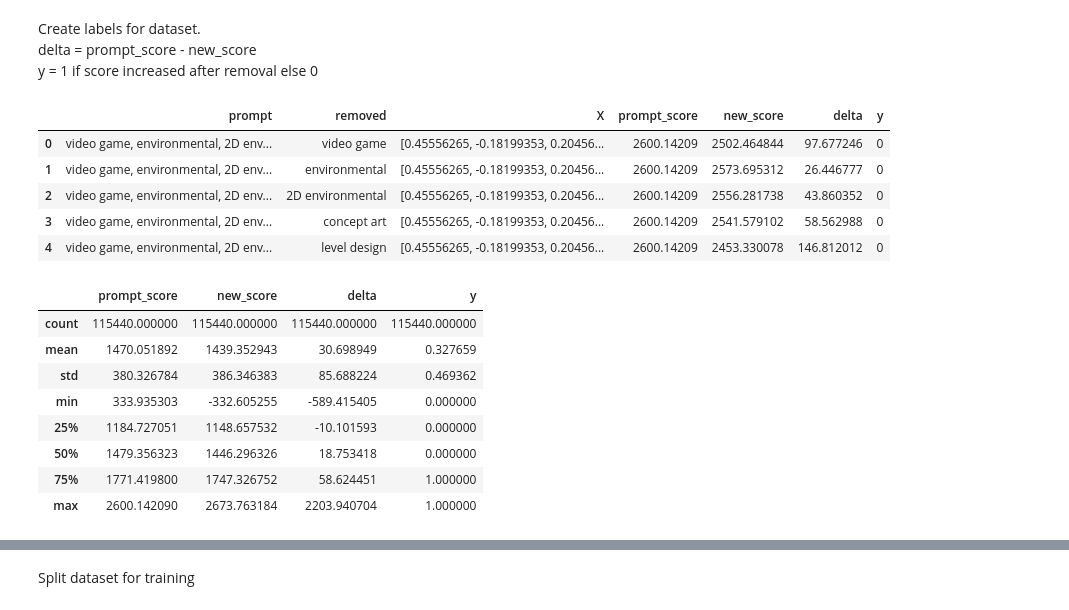
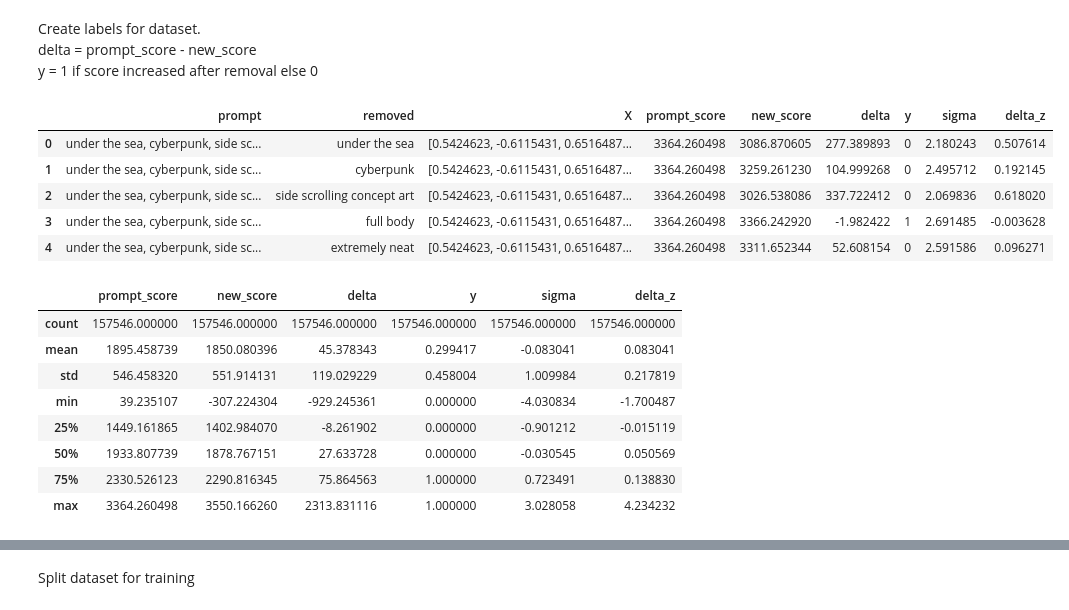
Before and after one commit to kk-digital/kcg-ml-n-grams, a Jupyter notebook: notebooks/prompt_mutator_removal.ipynb, the cells around one changed output, grey strips where cells are left out. Drawn from its saved outputs; the diff is of its cells as text; code cells hidden in the pictures.

Commit message:
predict z score for prompt removal

```diff
--- a/notebooks/prompt_mutator_removal.ipynb
+++ b/notebooks/prompt_mutator_removal.ipynb
@@ -40,8 +42,8 @@ def load_models(
     return elm_model, linear_model
 
 elm_model, linear_model = load_models(
-    '../../kcg-ml-n-grams/weights/2023-11-03-00-score-elm-v1-embedding-positive.pth',
-    '../../kcg-ml-n-grams/weights/2023-11-03-00-score-linear-embedding-positive.pth'
+    '../../models/2023-11-15-00-score-elm-v1-embedding-positive.pth',
+    '../../models/2023-11-15-00-score-linear-embedding-positive.pth'
 )
 
 def embed(prompt):
@@ -60,9 +62,7 @@ def score_prompt(prompt):
 # %% [output]
 inputs_shape= 768
 # %%
-df = pd.read_csv('../../kcg-ml-n-grams/output/20231108_env_1/environment_data.csv')
+df = pd.read_csv('../output/20231115_environment_phrase/environment_data.csv')
 df['positive_tokens'] = df['positive_prompt'].apply(lambda x: x.split(', '))
-
-df_phrase = pd.read_csv('../../kcg-ml-n-grams/output/20231107_env_1/environment_1-gram.csv')
-df_phrase.head()
+df.head()
 # %% [output]
@@ -74,0 +75,3 @@ df_phrase.head()
+# %%
+df_phrase = pd.read_csv('../output/20231115_environment_phrase.csv')
+df_phrase.head()
@@ -80,11 +90,11 @@ phrase_list = df_phrase['phrase str'].tolist()
 
 for idx, row in df.iterrows():
     tokens = row['positive_tokens']
-    token_length = len(tokenizer.tokenize(row['positive_prompt']))
+    token_length = tokenizer(row['positive_prompt'], return_length=True)['length']
 
     # remove prompts with phrases not in the phrase list (phrase list is already filtered)
-    # remove prompts where token length is more than 75
-    if set(tokens).issubset(phrase_list) and token_length <= 75:
+    # remove prompts where token length is more than 77
+    if set(tokens).issubset(phrase_list) and token_length <= 77:
         to_keep.append(idx)
 
 df_filtered = df.iloc[to_keep]
@@ -151,27 +166,32 @@ delta = prompt_score - new_score
 y = 1 if score increased after removal else 0
 # %%
 # create prediction labels
-dataset = pd.DataFrame(dataset)
+# dataset = pd.DataFrame(dataset)
 dataset['y'] = dataset['delta'] < 0
 dataset['y'] = dataset['y'].astype(int)
+dataset['sigma'] = dataset['new_score'].apply(
+    lambda x: (x - dataset['prompt_score'].mean()) / dataset['prompt_score'].std()
+)
+dataset['delta_z'] = dataset['delta'].apply(lambda x: x / dataset['prompt_score'].std())
+dataset.to_csv('../output/20231115_prompt_removal_dataset.csv')
 dataset.head()
 # %% [output]
-|  | prompt | removed | X | prompt_score | new_score | delta | y |
-| 0 | video game, environmental, 2D env... | video game | [0.45556265, -0.18199353, 0.20456... | 2600.14209 | 2502.464844 | 97.677246 | 0 |
-| 1 | video game, environmental, 2D env... | environmental | [0.45556265, -0.18199353, 0.20456... | 2600.14209 | 2573.695312 | 26.446777 | 0 |
-| 2 | video game, environmental, 2D env... | 2D environmental | [0.45556265, -0.18199353, 0.20456... | 2600.14209 | 2556.281738 | 43.860352 | 0 |
-| 3 | video game, environmental, 2D env... | concept art | [0.45556265, -0.18199353, 0.20456... | 2600.14209 | 2541.579102 | 58.562988 | 0 |
-| 4 | video game, environmental, 2D env... | level design | [0.45556265, -0.18199353, 0.20456... | 2600.14209 | 2453.330078 | 146.812012 | 0 |
+|  | prompt | removed | X | prompt_score | new_score | delta | y | sigma | delta_z |
+| 0 | under the sea, cyberpunk, side sc... | under the sea | [0.5424623, -0.6115431, 0.6516487... | 3364.260498 | 3086.870605 | 277.389893 | 0 | 2.180243 | 0.507614 |
+| 1 | under the sea, cyberpunk, side sc... | cyberpunk | [0.5424623, -0.6115431, 0.6516487... | 3364.260498 | 3259.261230 | 104.999268 | 0 | 2.495712 | 0.192145 |
+| 2 | under the sea, cyberpunk, side sc... | side scrolling concept art | [0.5424623, -0.6115431, 0.6516487... | 3364.260498 | 3026.538086 | 337.722412 | 0 | 2.069836 | 0.618020 |
+| 3 | under the sea, cyberpunk, side sc... | full body | [0.5424623, -0.6115431, 0.6516487... | 3364.260498 | 3366.242920 | -1.982422 | 1 | 2.691485 | -0.003628 |
+| 4 | under the sea, cyberpunk, side sc... | extremely neat | [0.5424623, -0.6115431, 0.6516487... | 3364.260498 | 3311.652344 | 52.608154 | 0 | 2.591586 | 0.096271 |
 # %%
 # check the stats for delta
 dataset.describe()
 # %% [output]
-|  | prompt_score | new_score | delta | y |
-| count | 115440.000000 | 115440.000000 | 115440.000000 | 115440.000000 |
-| mean | 1470.051892 | 1439.352943 | 30.698949 | 0.327659 |
-| std | 380.326784 | 386.346383 | 85.688224 | 0.469362 |
-| min | 333.935303 | -332.605255 | -589.415405 | 0.000000 |
-| 25% | 1184.727051 | 1148.657532 | -10.101593 | 0.000000 |
-| 50% | 1479.356323 | 1446.296326 | 18.753418 | 0.000000 |
-| 75% | 1771.419800 | 1747.326752 | 58.624451 | 1.000000 |
-| max | 2600.142090 | 2673.763184 | 2203.940704 | 1.000000 |
+|  | prompt_score | new_score | delta | y | sigma | delta_z |
+| count | 157546.000000 | 157546.000000 | 157546.000000 | 157546.000000 | 157546.000000 | 157546.000000 |
+| mean | 1895.458739 | 1850.080396 | 45.378343 | 0.299417 | -0.083041 | 0.083041 |
+| std | 546.458320 | 551.914131 | 119.029229 | 0.458004 | 1.009984 | 0.217819 |
+| min | 39.235107 | -307.224304 | -929.245361 | 0.000000 | -4.030834 | -1.700487 |
+| 25% | 1449.161865 | 1402.984070 | -8.261902 | 0.000000 | -0.901212 | -0.015119 |
+| 50% | 1933.807739 | 1878.767151 | 27.633728 | 0.000000 | -0.030545 | 0.050569 |
+| 75% | 2330.526123 | 2290.816345 | 75.864563 | 1.000000 | 0.723491 | 0.138830 |
+| max | 3364.260498 | 3550.166260 | 2313.831116 | 1.000000 | 3.028058 | 4.234232 |
```
Also changed, not shown: parts of 14 cells of this notebook.
